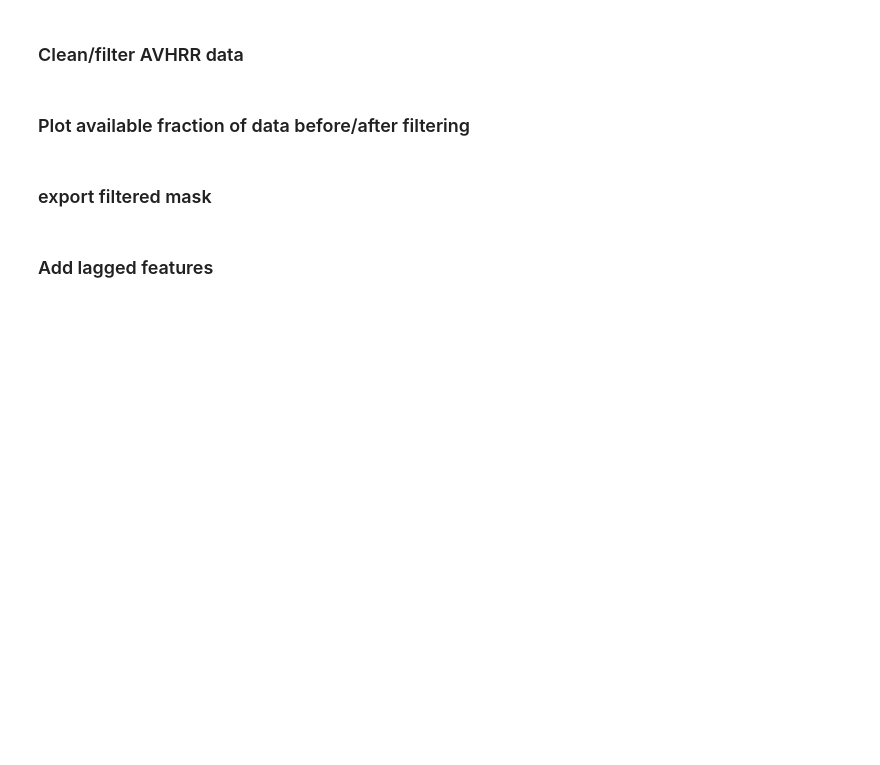
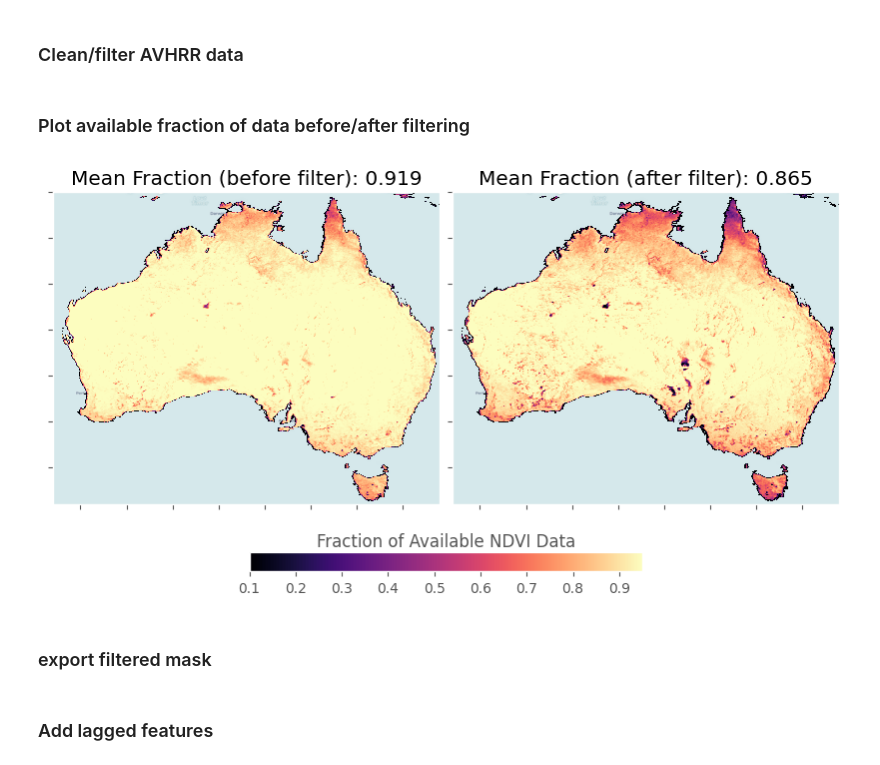
Before and after one commit to cbur24/climate-carbon-interactions, a Jupyter notebook: notebooks/harmonization/1_ML_Harmonization.ipynb, the cells around one changed output. Drawn from its saved outputs; the diff is of its cells as text; code cells hidden in the pictures; blank space fills up the shorter version.

```diff
--- a/notebooks/harmonization/1_ML_Harmonization.ipynb
+++ b/notebooks/harmonization/1_ML_Harmonization.ipynb
@@ -43,11 +45,11 @@ plt.style.use('ggplot')
 # %% [markdown]
 ### Analysis parameters
 # %%
-model_var='LST' #NDVI or LST
+model_var='NDVI' #NDVI or LST
 n_samples = 30000
 n_val = 5000
-name = 'AUS' #trees nontrees AUS
-feat = 'NOCLIM'
+name = 'nontrees' #trees nontrees AUS
+feat = 'CLIM'
 t1 = '1982'
 t2 = '2013'
 
@@ -67,7 +69,7 @@ if model_var=='LST':
 before_fraction_avail = (~np.isnan(ds[model_var+'_avhrr'])).sum('time')/len(ds.time)
 # %%
 #filter by num of obs/month
-# ds = ds.where(ds['n_obs']>=2)
+ds = ds.where(ds['n_obs']>=2)
 
 #remove any very low NDVI vals
 if model_var=='NDVI':
@@ -109,30 +111,32 @@ if model_var =='NDVI':
 # %%
 after_fraction_avail = (~np.isnan(ds[model_var+'_avhrr'])).sum('time')/len(ds.time)
 
 fract_avail_mask = xr.where(before_fraction_avail>0, 1, 0)
 after_fraction_avail = after_fraction_avail.where(fract_avail_mask)
 before_fraction_avail = before_fraction_avail.where(fract_avail_mask)
 
 fig,ax=plt.subplots(1,2, figsize=(8,5),sharey=True, layout='constrained')
 
 im = before_fraction_avail.rename('').plot(vmin=0.1, vmax=0.95, ax=ax[0], cmap='magma', add_labels=False, add_colorbar=False)
 ctx.add_basemap(ax[0], source=ctx.providers.CartoDB.Voyager, crs='EPSG:4326', attribution='', attribution_size=1)
 im = after_fraction_avail.rename('').plot(vmin=0.1, vmax=0.95, ax=ax[1], cmap='magma', add_labels=False, add_colorbar=False)
 ctx.add_basemap(ax[1], source=ctx.providers.CartoDB.Voyager, crs='EPSG:4326', attribution='', attribution_size=1)
 
 ax[0].set_title('Mean Fraction (before filter): '+str(round(before_fraction_avail.mean().values.item(), 3)));
 ax[1].set_title('Mean Fraction (after filter): '+str(round(after_fraction_avail.mean().values.item(), 3)))
 
 ax[0].set_yticklabels([])
 ax[0].set_xticklabels([])
 ax[1].set_yticklabels([])
 ax[1].set_xticklabels([])
 
 cb = fig.colorbar(im, ax=ax, shrink=0.5, orientation='horizontal', label='Fraction of Available '+model_var+' Data');
 cb.ax.xaxis.set_label_position('top')
 
-# fig.savefig("/g/data/os22/chad_tmp/climate-carbon-interactions/results/figs/AVHRR_"+model_var+"_fraction_available.png",
-#             bbox_inches='tight', dpi=300)
+fig.savefig("/g/data/os22/chad_tmp/climate-carbon-interactions/results/figs/AVHRR_"+model_var+"_fraction_available.png",
+            bbox_inches='tight', dpi=300)
+# %% [output]
+[figure, added]
 # %% [markdown]
 ### export filtered mask
 # %%
```
Also changed, not shown: parts of 22 cells of this notebook, 7 other files.
